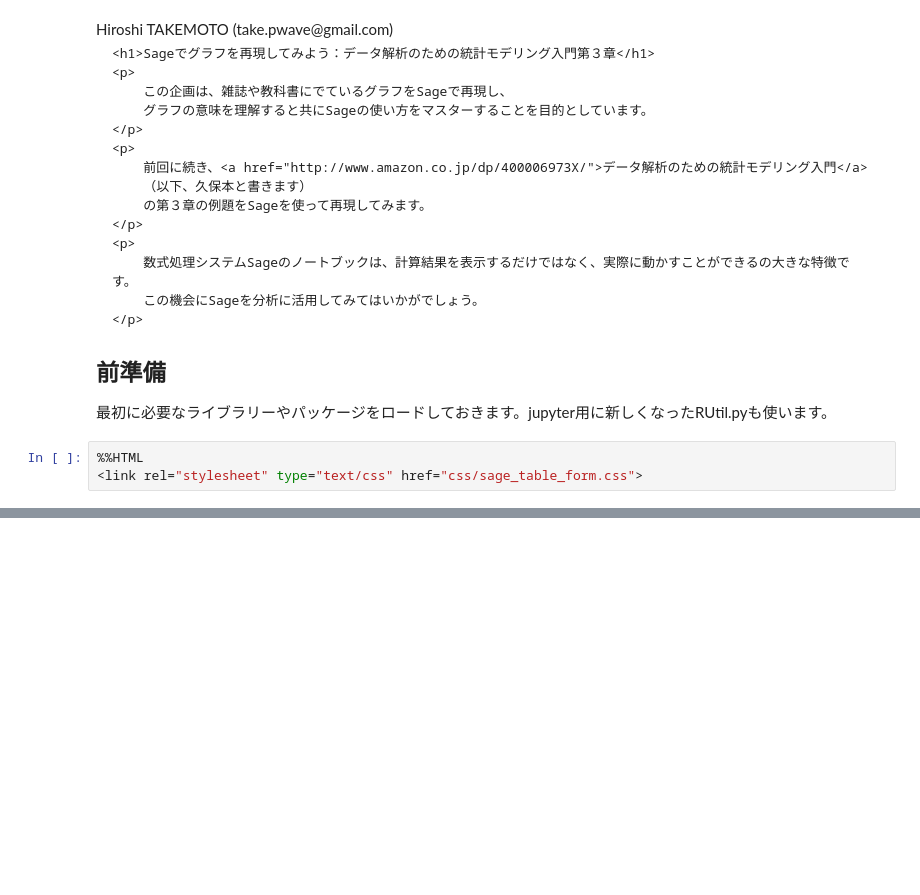
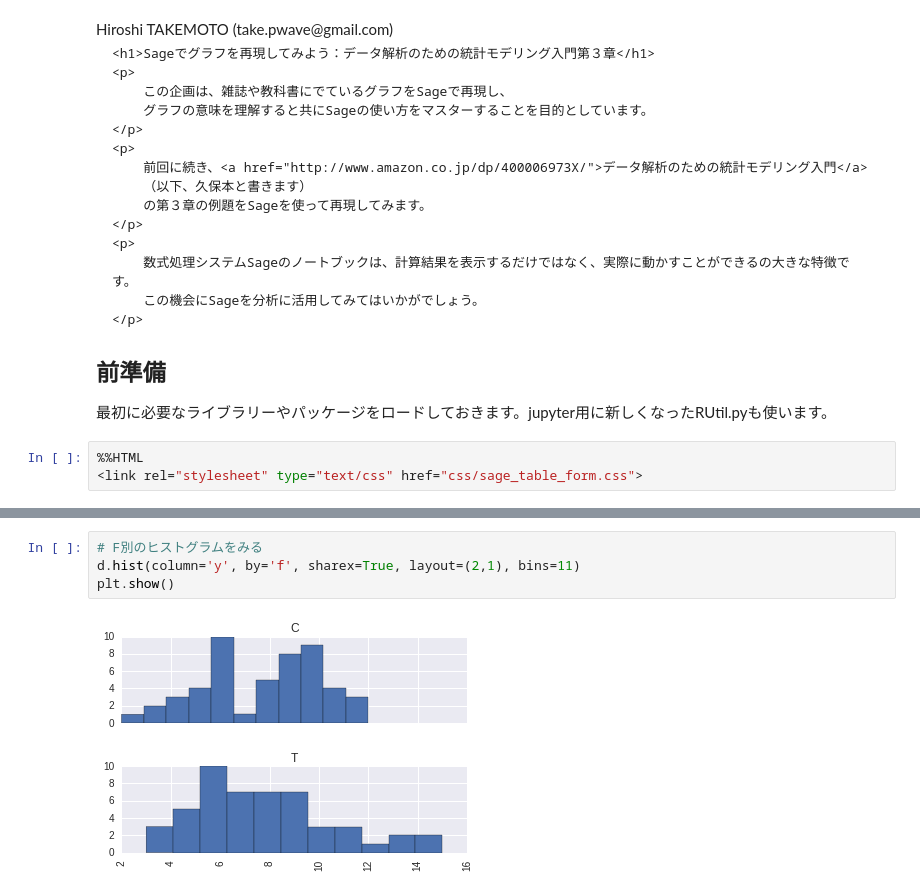
Before and after one commit to take-pwave/notebook, a Jupyter notebook: kubo-book/Kubo_book_chap3.ipynb, the cells around one changed output, grey strips where cells are left out. Saved outputs shown, nothing was run; the diff lists cells and outputs as text; blank space fills up the shorter version.

```diff
--- a/kubo-book/Kubo_book_chap3.ipynb
+++ b/kubo-book/Kubo_book_chap3.ipynb
@@ -51,0 +255,6 @@ OSError: [Errno 12] Cannot allocate memory
+# %%
+# F別のヒストグラムをみる
+d.hist(column='y', by='f', sharex=True, layout=(2,1), bins=11)
+plt.show()
+# %% [output]
+[figure, added]
```
Also changed, not shown: parts of 41 cells of this notebook, 20 other files.
